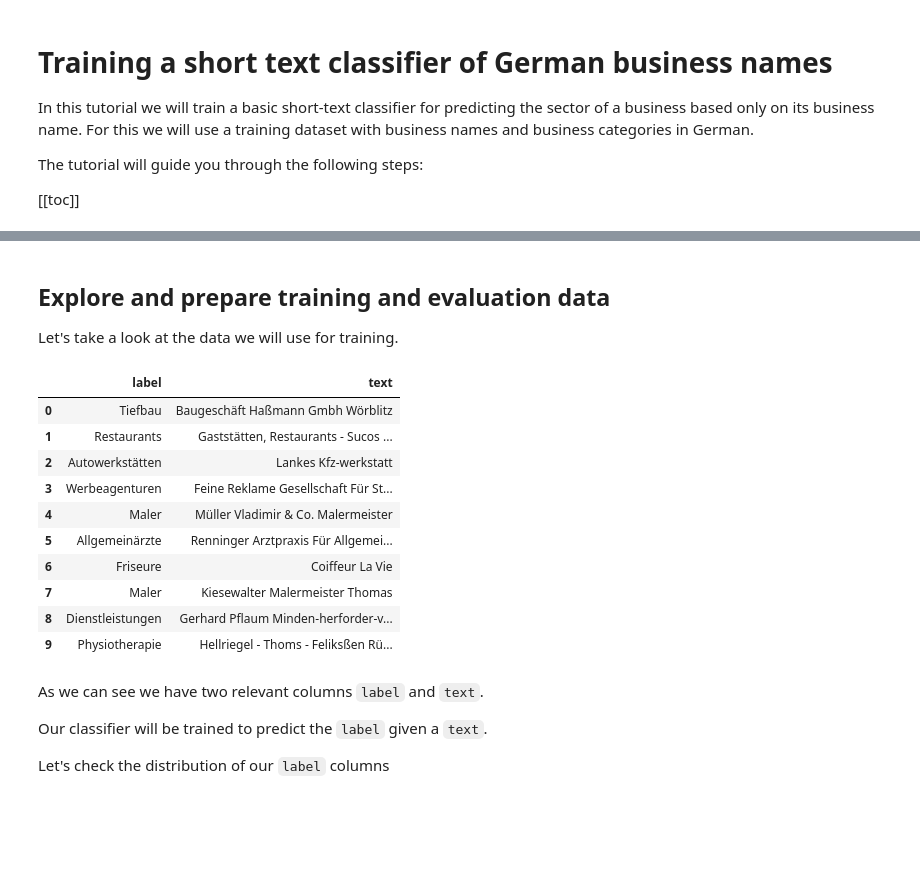
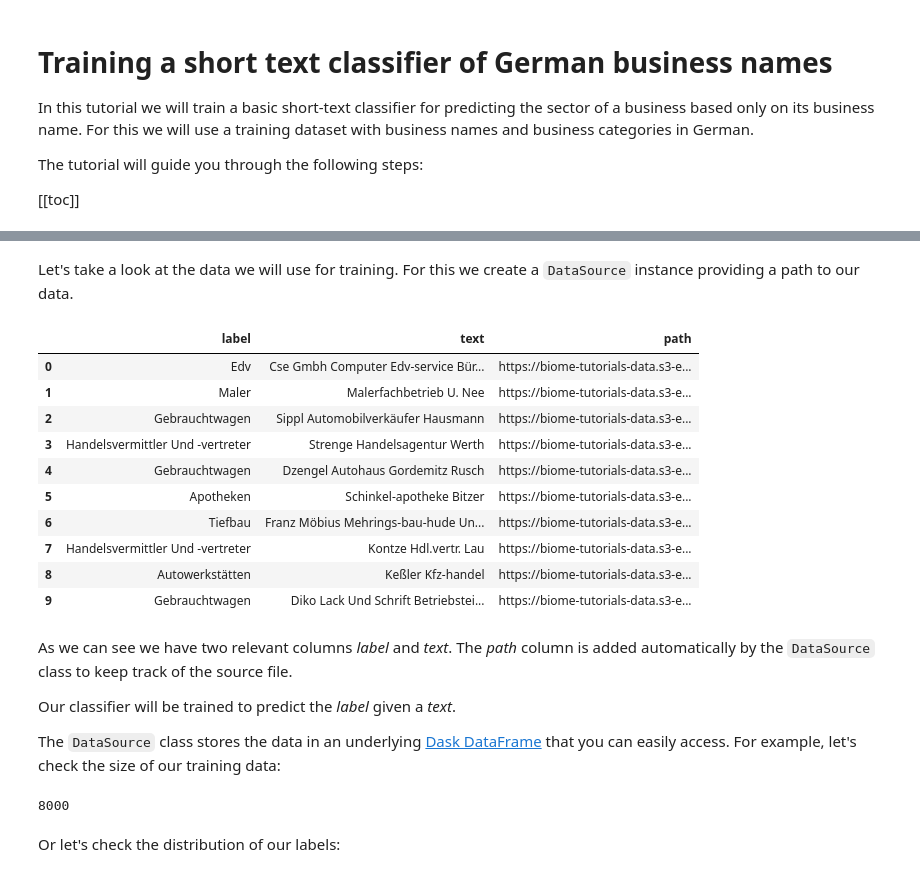
Before and after one commit to argilla-io/biome-text, a Jupyter notebook: docs/docs/documentation/tutorials/Training_a_text_classifier.ipynb, the cells around one changed output, grey strips where cells are left out. Drawn from its saved outputs; the diff is of its cells as text; code cells hidden in the pictures; blank space fills up the shorter version.

Commit message:
complete tutorial up to explore

```diff
--- a/docs/docs/documentation/tutorials/Training_a_text_classifier.ipynb
+++ b/docs/docs/documentation/tutorials/Training_a_text_classifier.ipynb
@@ -10,4 +14,2 @@ The tutorial will guide you through the following steps:
 # %% [markdown]
-## Explore and prepare training and evaluation data
-
-Let's take a look at the data we will use for training.
+Let's take a look at the data we will use for training. For this we create a `DataSource` instance providing a path to our data.
@@ -18,21 +16,29 @@ df = pd.read_csv("s3://biome-tutorials-data/text_classifier/business.cat.10k.csv
-# %%
-df.head(10)
-# %% [output]
-|  | label | text |
-| 0 | Tiefbau | Baugeschäft Haßmann Gmbh Wörblitz |
-| 1 | Restaurants | Gaststätten, Restaurants - Sucos ... |
-| 2 | Autowerkstätten | Lankes Kfz-werkstatt |
-| 3 | Werbeagenturen | Feine Reklame Gesellschaft Für St... |
-| 4 | Maler | Müller Vladimir & Co. Malermeister |
-| 5 | Allgemeinärzte | Renninger Arztpraxis Für Allgemei... |
-| 6 | Friseure | Coiffeur La Vie |
-| 7 | Maler | Kiesewalter Malermeister Thomas |
-| 8 | Dienstleistungen | Gerhard Pflaum Minden-herforder-v... |
-| 9 | Physiotherapie | Hellriegel - Thoms - Feliksßen Rü... |
+# %%
+ds_train = DataSource("https://biome-tutorials-data.s3-eu-west-1.amazonaws.com/text_classifier/business.cat.train.csv")
+ds_train.head(10)
+# %% [output]
+|  | label | text | path |
+| 0 | Edv | Cse Gmbh Computer Edv-service Bür... | https://biome-tutorials-data.s3-e... |
+| 1 | Maler | Malerfachbetrieb U. Nee | https://biome-tutorials-data.s3-e... |
+| 2 | Gebrauchtwagen | Sippl Automobilverkäufer Hausmann | https://biome-tutorials-data.s3-e... |
+| 3 | Handelsvermittler Und -vertreter | Strenge Handelsagentur Werth | https://biome-tutorials-data.s3-e... |
+| 4 | Gebrauchtwagen | Dzengel Autohaus Gordemitz Rusch | https://biome-tutorials-data.s3-e... |
+| 5 | Apotheken | Schinkel-apotheke Bitzer | https://biome-tutorials-data.s3-e... |
+| 6 | Tiefbau | Franz Möbius Mehrings-bau-hude Un... | https://biome-tutorials-data.s3-e... |
+| 7 | Handelsvermittler Und -vertreter | Kontze Hdl.vertr. Lau | https://biome-tutorials-data.s3-e... |
+| 8 | Autowerkstätten | Keßler Kfz-handel | https://biome-tutorials-data.s3-e... |
+| 9 | Gebrauchtwagen | Diko Lack Und Schrift Betriebstei... | https://biome-tutorials-data.s3-e... |
 # %% [markdown]
-As we can see we have two relevant columns `label` and `text`.
+As we can see we have two relevant columns *label* and *text*. The *path* column is added automatically by the `DataSource` class to keep track of the source file.
 
-Our classifier will be trained to predict the `label` given a `text`.
+Our classifier will be trained to predict the *label* given a *text*.
 
-Let's check the distribution of our `label` columns
+The `DataSource` class stores the data in an underlying [Dask DataFrame](https://docs.dask.org/en/latest/dataframe.html) that you can easily access.
+For example, let's check the size of our training data:
+# %%
+len(ds_train.to_dataframe())  # TODO: Maybe make `DataSource.to_dataframe()` a property and simply rename it to `DataSource.dataframe`
+# %% [output]
+8000
+# %% [markdown]
+Or let's check the distribution of our labels:
 # %%
```
Also changed, not shown: parts of 52 cells of this notebook, 3 other files.
